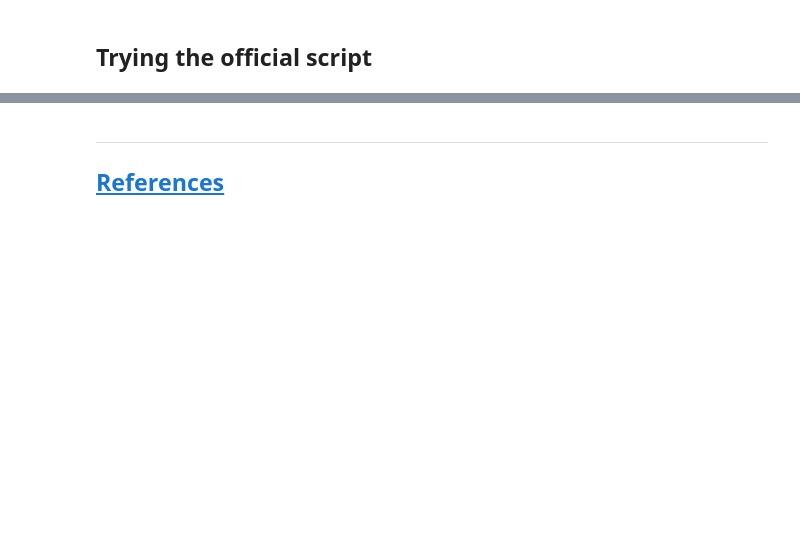
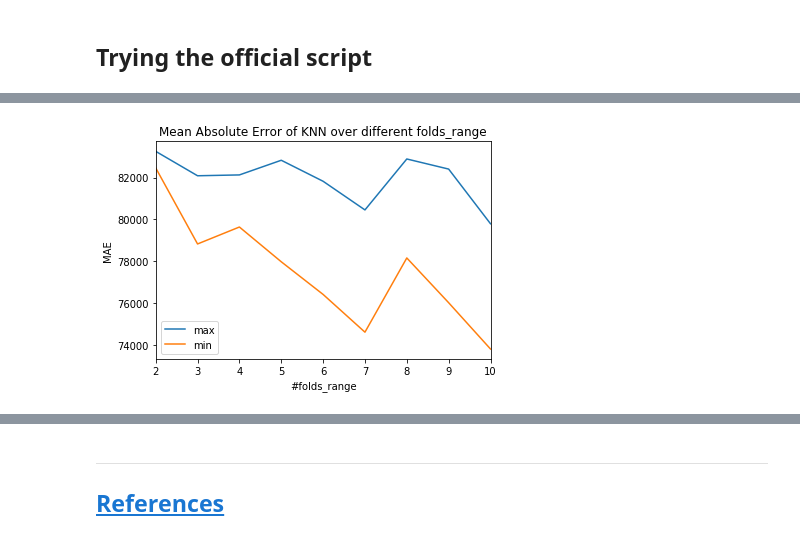
Before and after one commit to carlosjuribe/examples-in-python, a Jupyter notebook: k-nearest-neighbors/Ch3_K-NearestNeighbours.ipynb, the cells around one changed output, grey strips where cells are left out. Saved outputs shown, nothing was run; the diff lists cells and outputs as text; code cells hidden in the pictures; blank space fills up the shorter version.

```diff
--- a/k-nearest-neighbors/Ch3_K-NearestNeighbours.ipynb
+++ b/k-nearest-neighbors/Ch3_K-NearestNeighbours.ipynb
@@ -230,0 +278,11 @@ def main():
+# %%
+def main3():
+    regression_test = RegressionTest()
+    regression_test.load_csv_file('king_county_data_geocoded.csv', 10000)
+    regression_test.plot_error_rates()
+# %%
+main3()
+
+tada()
+# %% [output]
+[figure, added]
```
Also changed, not shown: parts of 14 cells of this notebook, 5 other files.
